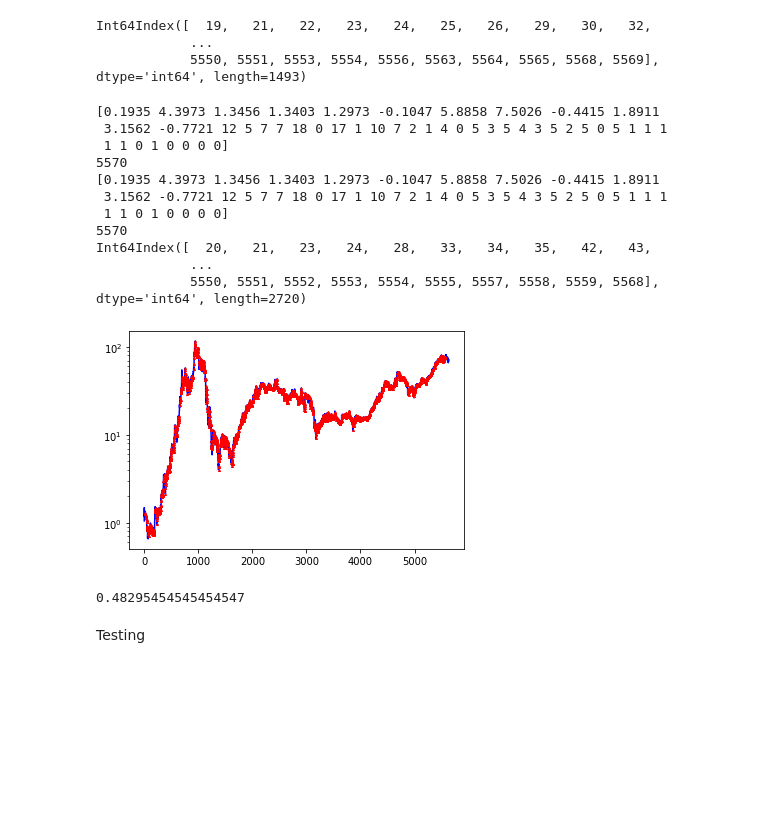
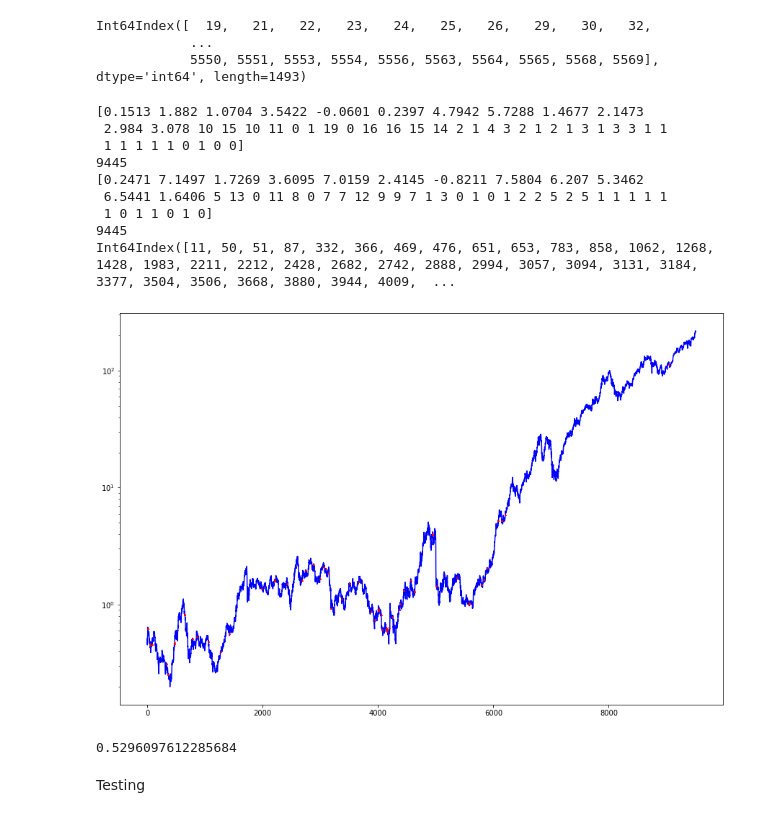
Before and after one commit to cookie1111/diplo, a Jupyter notebook: data_explorer.ipynb, the cells around one changed output. Cells and saved outputs as stored; diff of their text form; code cells hidden in the pictures; blank space fills up the shorter version.

```diff
--- a/data_explorer.ipynb
+++ b/data_explorer.ipynb
@@ -1437,35 +1381,33 @@ Int64Index([  19,   21,   22,   23,   24,   25,   26,   29,   30,   32,
 # %%
 def visualize_pivot_points(pivots,stock):
     plt.plot(range(len(stock.open)),stock.open,color='b',zorder=0)
     for pivot,marker,color in pivots:
         plt.scatter(pivot,stock.open.iloc[pivot],marker=marker,color=color,s=4,zorder=1)
     plt.yscale('log')
     plt.show()
 
-ticker = "AABA"
+ticker = "AAPL"
 #20 percent is too much
-percent = 15
+percent = 10
 pivots = combined_filter_strategy(res.loc[(res["Ticker"] == ticker) & (res["Percent"] == percent)]['Train_solution'].iloc[0],ticker400_data[ticker].iloc[int(len(ticker400_data)/4*3)].date,ticker400_data[ticker],n_lagged = 20)
-pivots2 = combined_filter_strategy(res_test.loc[(res_test["Ticker"] == ticker) & (res_test["Percent"] == percent)]['Train_solution'].iloc[0],ticker400_data[ticker].iloc[int(len(ticker400_data)/4*3)].date,ticker400_data[ticker],n_lagged = 20)
+pivots2 = combined_filter_strategy(res_f05.loc[(res_f05["Ticker"] == ticker) & (res_f05["Percent"] == percent)]['Train_solution'].iloc[0],ticker400_data[ticker].iloc[int(len(ticker400_data)/4*3)].date,ticker400_data[ticker],n_lagged = 20)
 #pivots=ticker400_trend10["AAPL"]
 stock = ticker400_data[ticker]
 print(pivots2)
 visualize_pivot_points([(pivots2,'^','r')],stock)
 print(len(pivots)/len(stock))
 # %% [output]
-[0.1935 4.3973 1.3456 1.3403 1.2973 -0.1047 5.8858 7.5026 -0.4415 1.8911
- 3.1562 -0.7721 12 5 7 7 18 0 17 1 10 7 2 1 4 0 5 3 5 4 3 5 2 5 0 5 1 1 1
- 1 1 0 1 0 0 0 0]
-5570
-[0.1935 4.3973 1.3456 1.3403 1.2973 -0.1047 5.8858 7.5026 -0.4415 1.8911
- 3.1562 -0.7721 12 5 7 7 18 0 17 1 10 7 2 1 4 0 5 3 5 4 3 5 2 5 0 5 1 1 1
- 1 1 0 1 0 0 0 0]
-5570
-Int64Index([  20,   21,   23,   24,   28,   33,   34,   35,   42,   43,
-            ...
-            5550, 5551, 5552, 5553, 5554, 5555, 5557, 5558, 5559, 5568], dtype='int64', length=2720)
+[0.1513 1.882 1.0704 3.5422 -0.0601 0.2397 4.7942 5.7288 1.4677 2.1473
+ 2.984 3.078 10 15 10 11 0 1 19 0 16 16 15 14 2 1 4 3 2 1 2 1 3 1 3 3 1 1
+ 1 1 1 1 1 0 1 0 0]
+9445
+[0.2471 7.1497 1.7269 3.6095 7.0159 2.4145 -0.8211 7.5804 6.207 5.3462
+ 6.5441 1.6406 5 13 0 11 8 0 7 7 12 9 9 7 1 3 0 1 0 1 2 2 5 2 5 1 1 1 1 1
+ 1 0 1 1 0 1 0]
+9445
+Int64Index([11, 50, 51, 87, 332, 366, 469, 476, 651, 653, 783, 858, 1062, 1268, 1428, 1983, 2211, 2212, 2428, 2682, 2742, 2888, 2994, 3057, 3094, 3131, 3184, 3377, 3504, 3506, 3668, 3880, 3944, 4009,  ...
-[figure, old version]
+[figure, new version]
-0.48295454545454547
+0.5296097612285684
 # %%
 # TODO: I should also try to consolidate pivots that are really close -> invest on the first one
 # -> option to achieve that is to cluster until distance between closes pivots is long enough
```
Also changed, not shown: parts of 4 cells of this notebook.
